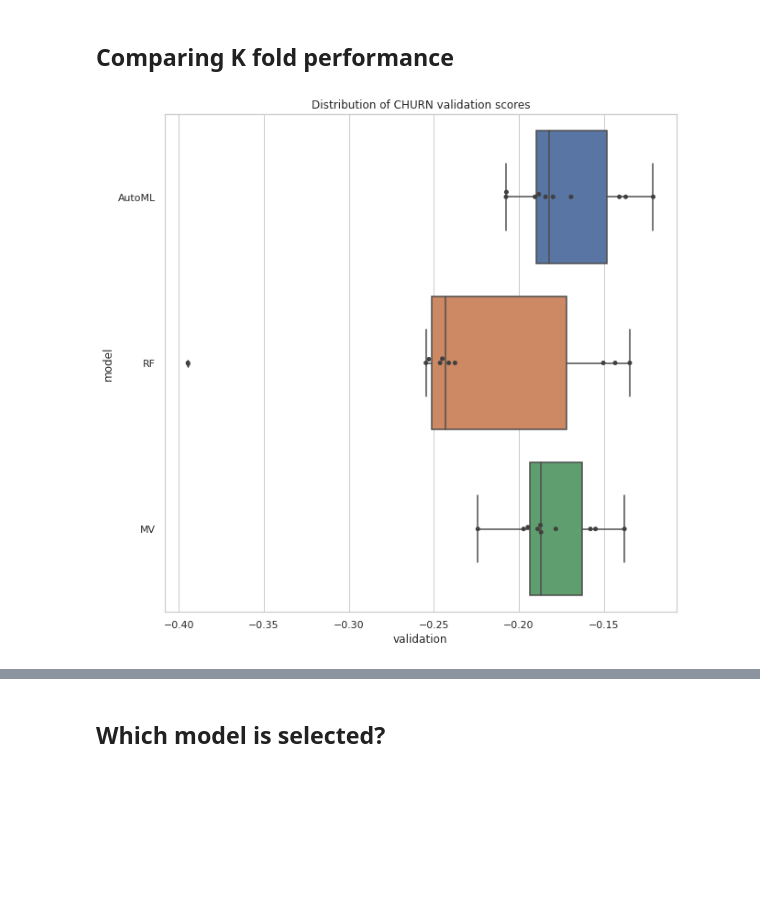
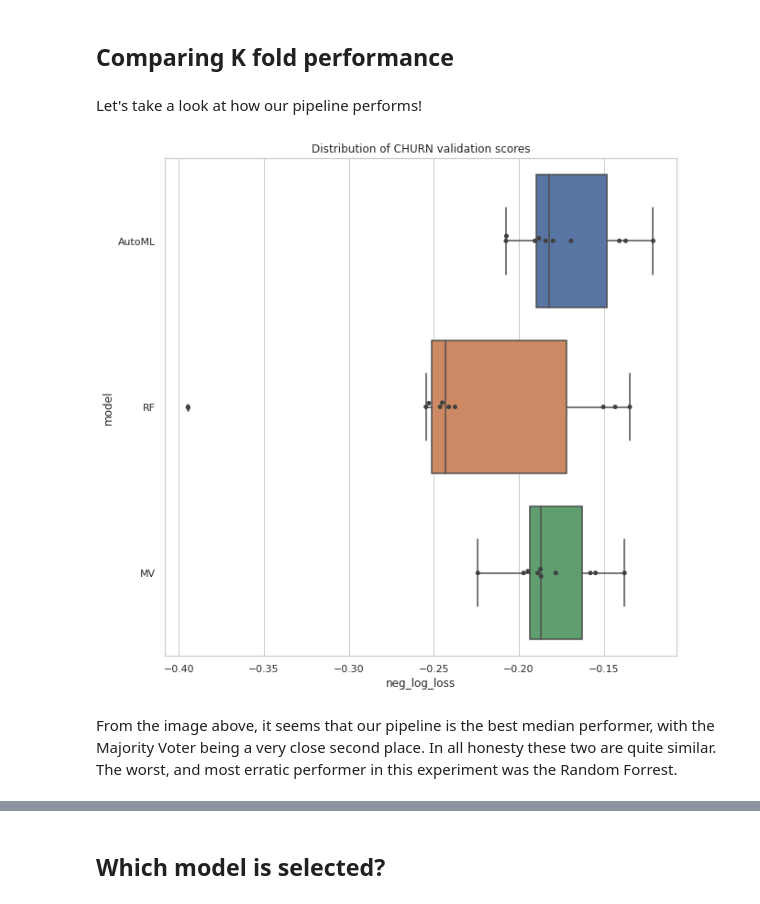
Before and after one commit to rolayoalarcon/OlayoAlarcon_automl_ws21, a Jupyter notebook: experiments.ipynb, the cells around one changed output, grey strips where cells are left out. Cells and saved outputs as stored; diff of their text form; code cells hidden in the pictures; blank space fills up the shorter version.

```diff
--- a/experiments.ipynb
+++ b/experiments.ipynb
@@ -81,7 +103,7 @@ ncores = 50
 random_state = 42
 
 # AutoML params
-automl_dict = {"classification_algorithms": ["EL", "RF", "GB", "HGB", "EL"],
+automl_dict = {"classification_algorithms": ["EL", "RF", "GB", "SGD"],
                "numerical_strategies": ["SSE", "MMS"],
                "categorical_strategies": ["OHE", "SUM"],
                "test_fraction": 0.1,
@@ -92,7 +114,7 @@ automl_dict = {"classification_algorithms": ["EL", "RF", "GB", "HGB", "EL"],
                "n_searches": 4,
                "fidelity_parameter": 2,
                "n_jobs": ncores,
-               "loss_function": scorer,
+               "score_function": scorer,
                "optimizer_strategy": "my_hyperband"}
 
 # Voters
@@ -169,16 +203,20 @@ cupid_automl.to_csv("output/okcupid_results/cupid_automl.tsv.gz", sep='\t')
 # Optimization trace
 # %% [markdown]
 ## Comparing K fold performance
+# %% [markdown]
+Let's take a look at how our pipeline performs!
 # %%
 plt.figure(figsize=(10,10))
 sns.set_theme(style="whitegrid")
 # plot boxplot
 bp = sns.boxplot(x=f"{scorer}", y="model", data=churn_experiment)
 bp = sns.swarmplot(x=f"{scorer}", y="model", data=churn_experiment, color=".25")
 plt.title("Distribution of CHURN validation scores")
-bp.get_figure().savefig("output/churn_results/base_boxplot.pdf", bbox_inches='tight')
+bp.get_figure().savefig("output/base_boxplot.pdf", bbox_inches='tight')
 # %% [output]
-[figure, old version]
+[figure, new version]
+# %% [markdown]
+From the image above, it seems that our pipeline is the best median performer, with the Majority Voter being a very close second place. In all honesty these two are quite similar. The worst, and most erratic performer in this experiment was the Random Forrest.
 # %%
 plt.figure(figsize=(10,10))
 sns.set_theme(style="whitegrid")
```
Also changed, not shown: parts of 44 cells of this notebook, 57 other files.
